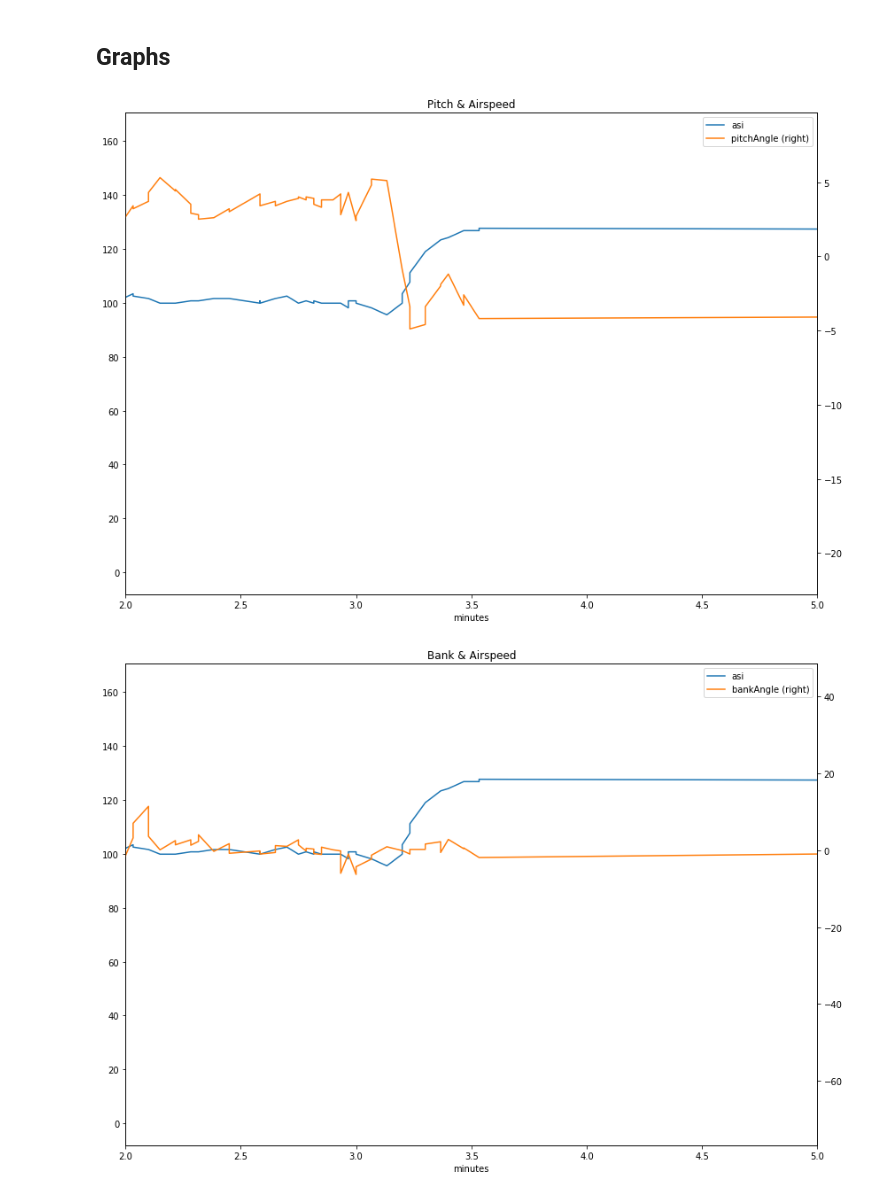
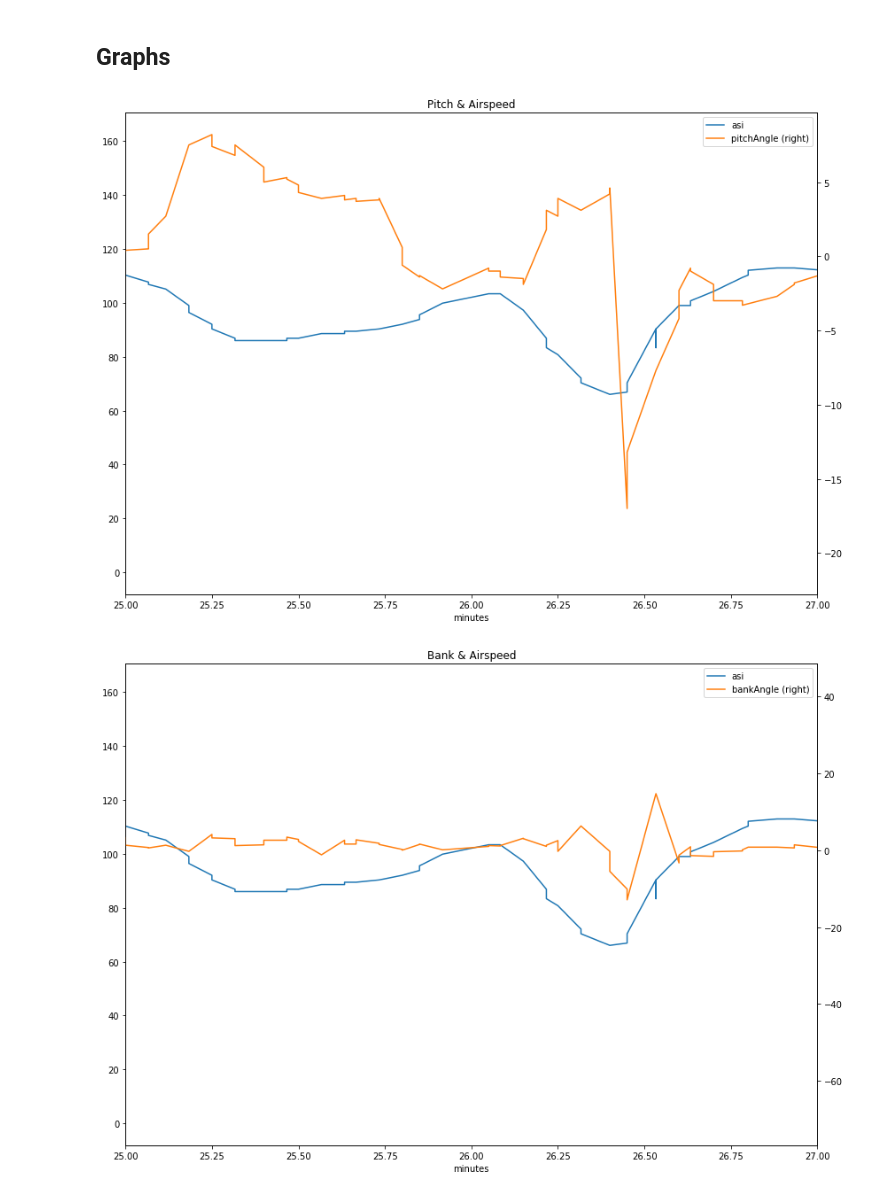
Before and after one commit to azemon/MglEfisPlotter, a Jupyter notebook: notebooks/flight07/pitch-bank-stall.ipynb, the cells around one changed output. Cells and saved outputs as stored; diff of their text form; code cells hidden in the pictures.

```diff
--- a/notebooks/flight07/pitch-bank-stall.ipynb
+++ b/notebooks/flight07/pitch-bank-stall.ipynb
@@ -39,24 +39,26 @@ Flight at 2019-03-23 13:56:40 to 2019-03-23 14:34:28,  9657 messages, timestamps
 # %%
 t = f.listData('asi')
 asi = pd.DataFrame(t, columns=['minutes', 'asi'])
+# %%
+xlim=(25, 27)
 # %%
 t = f.listData('pitchAngle')
 pitch = pd.DataFrame(t, columns=['minutes', 'pitchAngle'])
 
 merged = asi.merge(pitch)
-merged.plot(x='minutes', secondary_y='pitchAngle', xlim=(2, 5), title='Pitch & Airspeed')
+merged.plot(x='minutes', secondary_y='pitchAngle', xlim=xlim, title='Pitch & Airspeed')
 plt.savefig('pitch.png')
 # %% [output]
-[figure, old version]
+[figure, new version]
 # %%
 t = f.listData('bankAngle')
 bank = pd.DataFrame(t, columns=['minutes', 'bankAngle'])
 
 merged = asi.merge(bank)
-merged.plot(x='minutes', secondary_y='bankAngle', xlim=(2, 5), title='Bank & Airspeed')
+merged.plot(x='minutes', secondary_y='bankAngle', xlim=xlim, title='Bank & Airspeed')
 plt.savefig('bank.png')
 # %% [output]
-[figure, old version]
+[figure, new version]
 # %%
 pAltitude = pd.DataFrame(f.listData('pAltitude'), columns=['minutes', 'pAltitude'])
 vsi = pd.DataFrame(f.listData('vsi'), columns=['minutes', 'vsi'])
```
Also changed, not shown: parts of 2 cells of this notebook, 6 other files.
